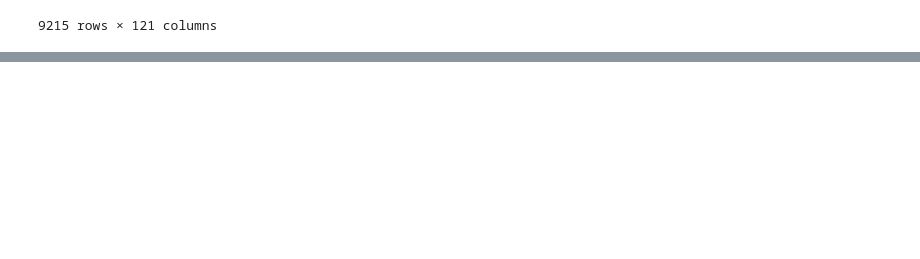
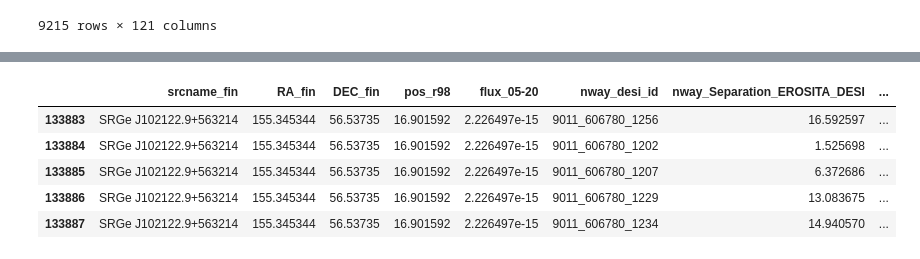
Before and after one commit to SergeiDBykov/lockman_hole, a Jupyter notebook: 2_desi-crossmatch/3_results-analyse.ipynb, the cells around one changed output, grey strips where cells are left out. Cells and saved outputs as stored; diff of their text form; code cells hidden in the pictures; blank space fills up the shorter version.

```diff
--- a/2_desi-crossmatch/3_results-analyse.ipynb
+++ b/2_desi-crossmatch/3_results-analyse.ipynb
@@ -409,0 +416,11 @@ nway_match_res_dist_only
+# %%
+#nway_match_res.query('nway_desi_id == "9011_606780_1256"')
+#nway_match_res.query('srcname_fin == "SRGe J102122.9+563214"').sort_values(['nway_prob_this_match'])
+nway_match_res_all.query('srcname_fin == "SRGe J102122.9+563214"').sort_values(by = 'nway_prob_this_match', ascending = False).head(5)[['srcname_fin', 'RA_fin', 'DEC_fin', 'pos_r98', 'flux_05-20', 'nway_desi_id', 'nway_Separation_EROSITA_DESI', 'nway_prob_has_match', 'nway_nnmag_grzw1w2',	'nway_nnmag_grzw1',	'nway_nnmag_grz', 'desi_dered_mag_g', 'desi_dered_mag_r', 'desi_dered_mag_z']]
+# %% [output]
+|  | srcname_fin | RA_fin | DEC_fin | pos_r98 | flux_05-20 | nway_desi_id | nway_Separation_EROSITA_DESI | ... |
+| 133883 | SRGe J102122.9+563214 | 155.345344 | 56.53735 | 16.901592 | 2.226497e-15 | 9011_606780_1256 | 16.592597 | ... |
+| 133884 | SRGe J102122.9+563214 | 155.345344 | 56.53735 | 16.901592 | 2.226497e-15 | 9011_606780_1202 | 1.525698 | ... |
+| 133885 | SRGe J102122.9+563214 | 155.345344 | 56.53735 | 16.901592 | 2.226497e-15 | 9011_606780_1207 | 6.372686 | ... |
+| 133886 | SRGe J102122.9+563214 | 155.345344 | 56.53735 | 16.901592 | 2.226497e-15 | 9011_606780_1229 | 13.083675 | ... |
+| 133887 | SRGe J102122.9+563214 | 155.345344 | 56.53735 | 16.901592 | 2.226497e-15 | 9011_606780_1234 | 14.940570 | ... |
```
Also changed, not shown: parts of 17 cells of this notebook, 14 other files.
